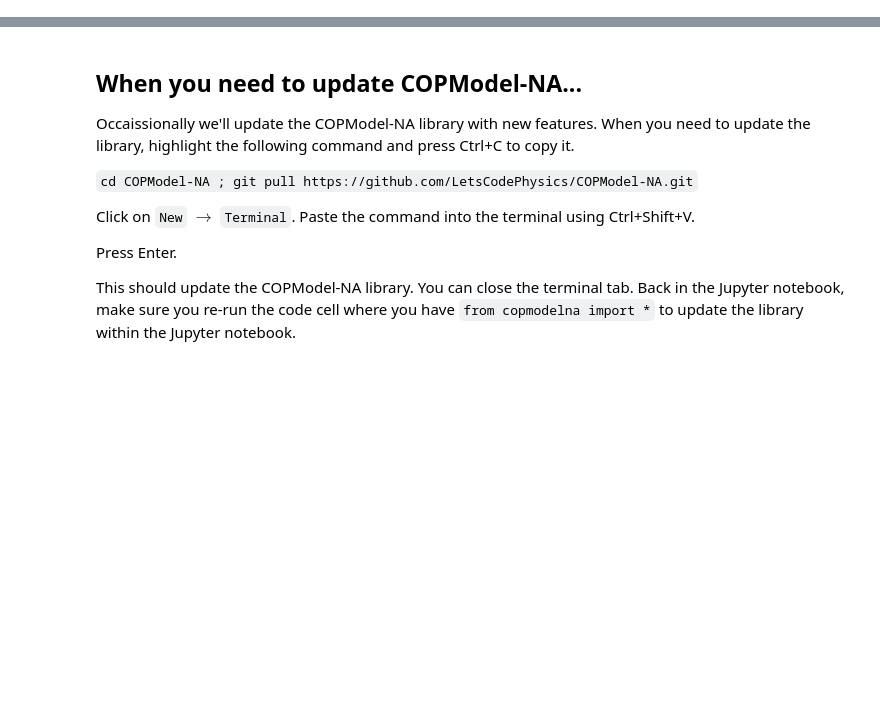
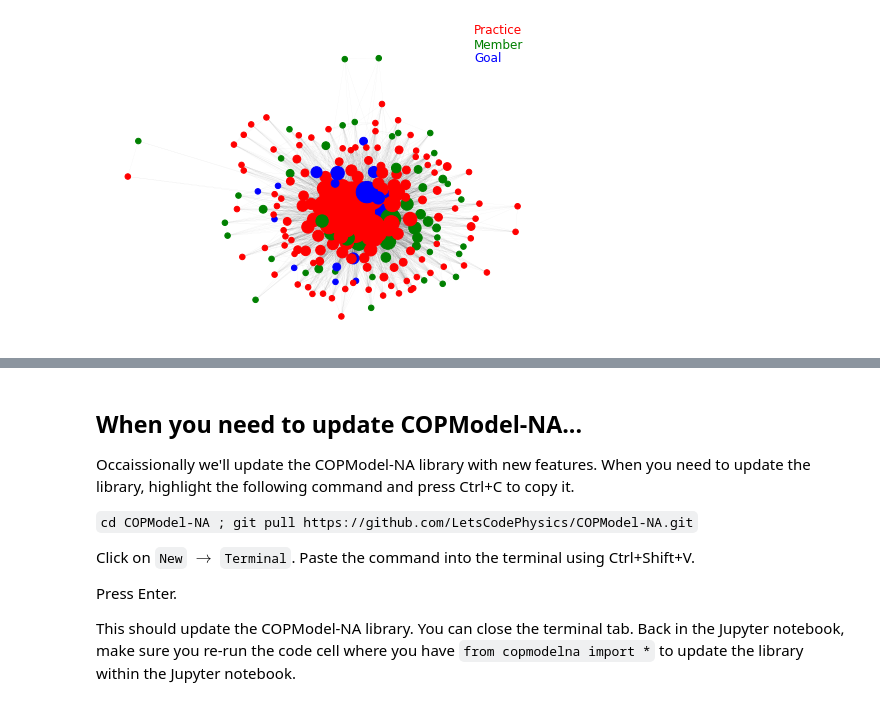
Before and after one commit to LetsCodePhysics/COPModel-NA, a Jupyter notebook: COP Models starter.ipynb, the cells around one changed output, grey strips where cells are left out. Drawn from its saved outputs; the diff is of its cells as text; code cells hidden in the pictures; blank space fills up the shorter version.

```diff
--- a/COP Models starter.ipynb
+++ b/COP Models starter.ipynb
@@ -108,7 +149,9 @@ G_name = MakeGraph(my_list,full_database)
 # %%
 # Create network diagram.
 
-DrawGraph(G_name)
+pos = DrawGraph(G_name)
+# %% [output]
+[figure, added]
 # %% [markdown]
 ## Analyze the graph.
 
```
Also changed, not shown: parts of 13 cells of this notebook.
